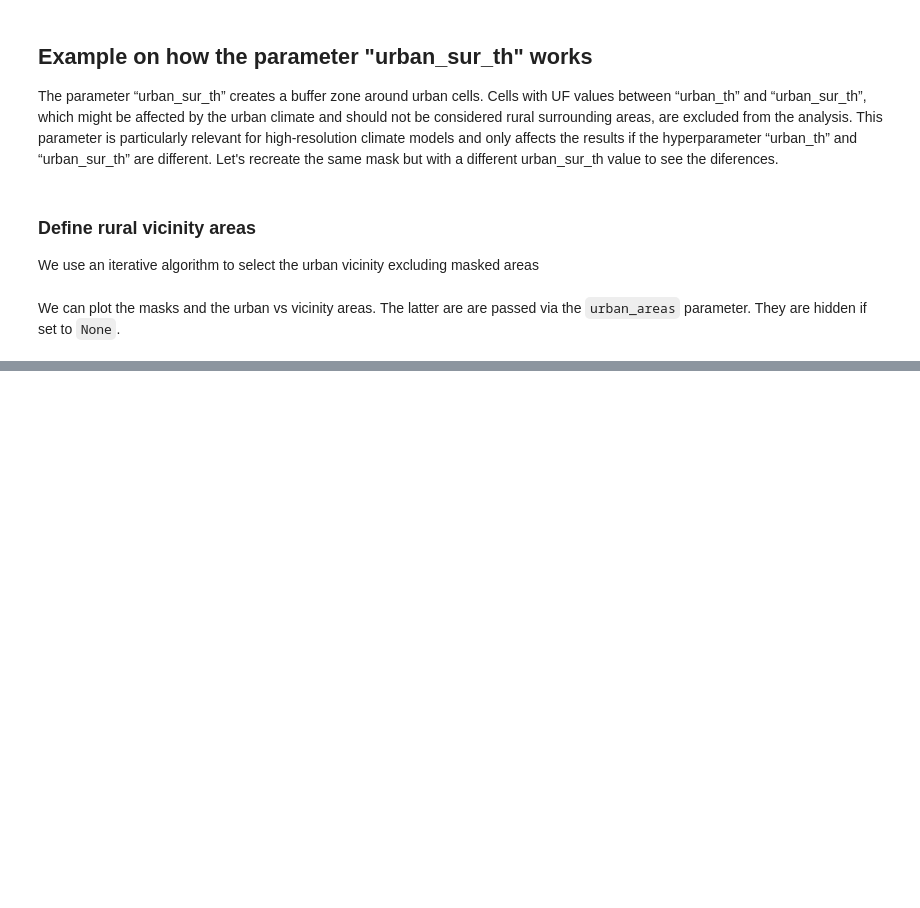
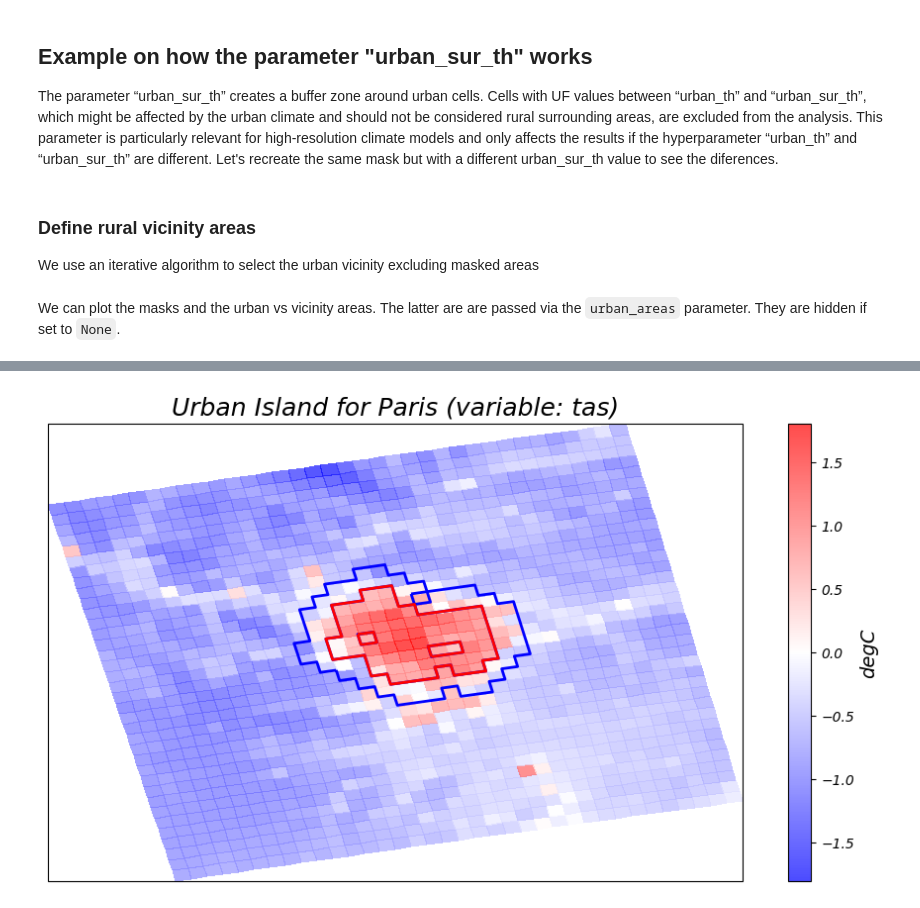
Before and after one commit to JavierDiezSierra/urbanmask, a Jupyter notebook: Paris.ipynb, the cells around one changed output, grey strips where cells are left out. Saved outputs shown, nothing was run; the diff lists cells and outputs as text; code cells hidden in the pictures; blank space fills up the shorter version.

```diff
--- a/Paris.ipynb
+++ b/Paris.ipynb
@@ -629,0 +613,13 @@ fig.savefig(f"{output_dir}/urmask_{base_filenahttps://www.logitravel.com/escapad
+# %%
+UHI = UrbanIsland(
+    ds = ds_RCM[variable],
+    urban_vicinity = urmask,
+    anomaly = 'abs'
+)
+# %%
+fig = UHI.plot_UI_map(
+    city_name = abbr_city,
+)
+fig.savefig(f"{output_dir}/{variable}_{base_filename}_map-anom-wrt-rural.pdf", bbox_inches='tight')
+# %% [output]
+[figure, added]
```
Also changed, not shown: parts of 11 cells of this notebook.
